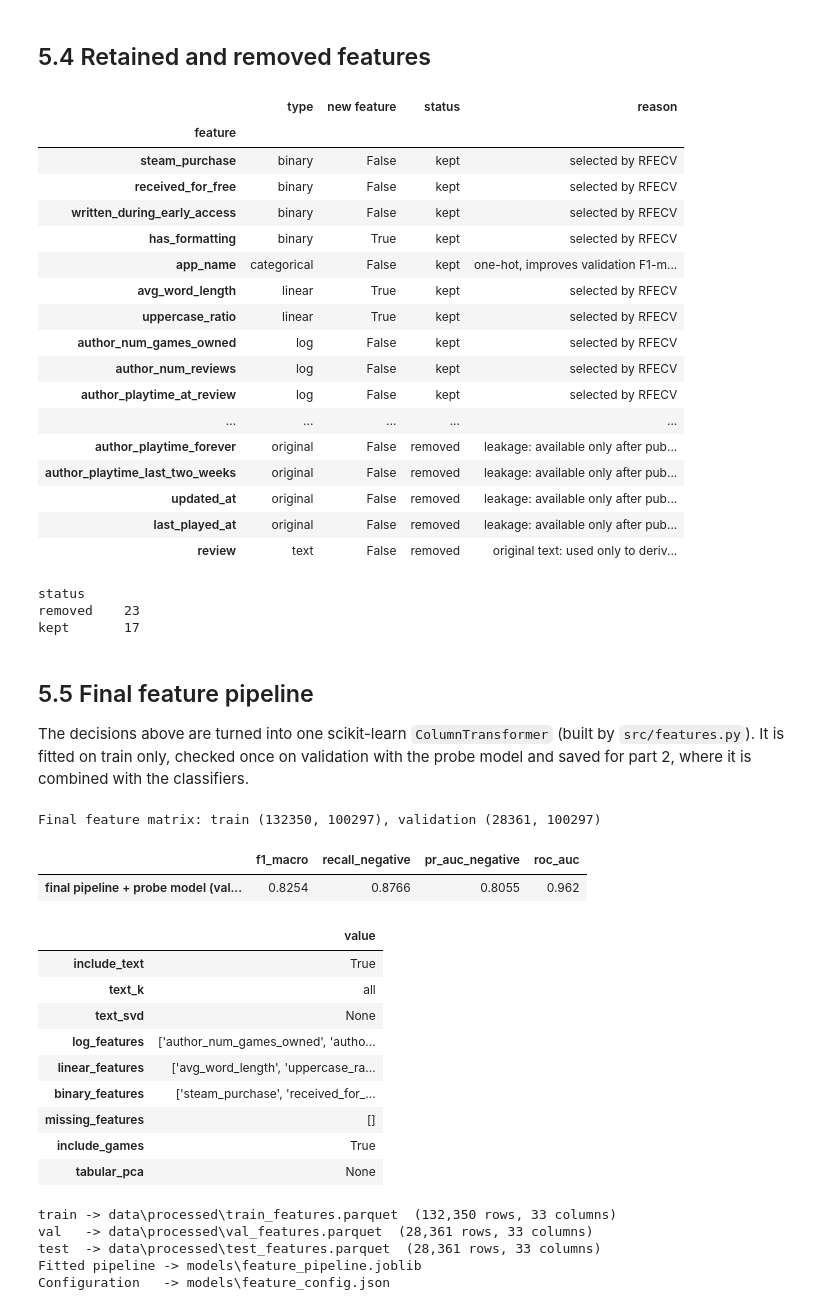
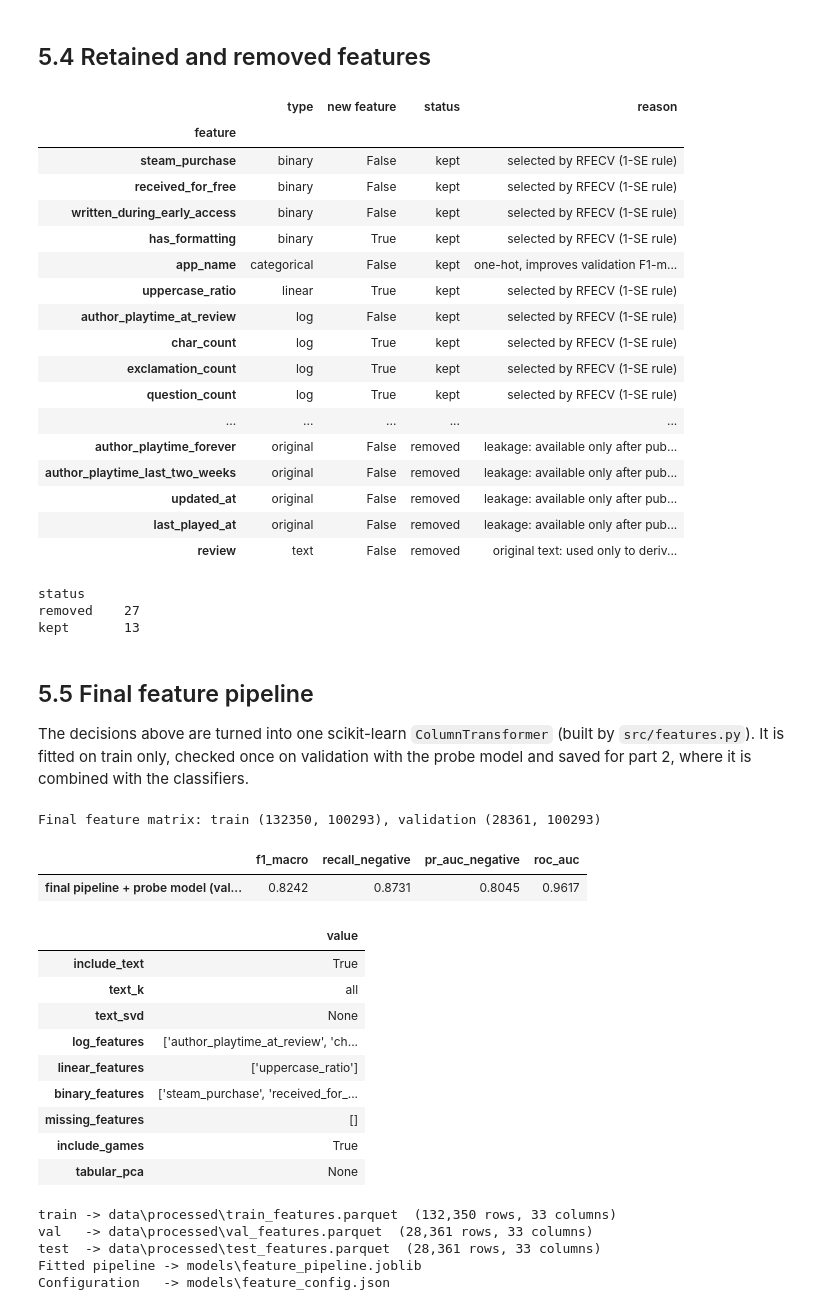
Before and after one commit to whaattisit/Data-Mining-Final-Project, a Jupyter notebook: notebooks/03_feature_engineering.ipynb, the cells around one changed output. Cells and saved outputs as stored; diff of their text form; code cells hidden in the pictures.

```diff
--- a/notebooks/03_feature_engineering.ipynb
+++ b/notebooks/03_feature_engineering.ipynb
@@ -345,10 +349,11 @@ RFECV is a **wrapper** method: it fits the logistic regression, removes the feat
 Scoring is ROC-AUC: it does not depend on a classification threshold and treats both classes symmetrically, so the ranking of features is not distorted by the class imbalance. Features are standardised, therefore coefficient sizes are comparable.
 # %%
 rfe_features = [c for c in candidates if c not in redundant]
+N_FOLDS = 5
 rfecv = RFECV(
     estimator=F.probe_model(sparse=False),
     step=1,
-    cv=StratifiedKFold(n_splits=5, shuffle=True, random_state=C.RANDOM_STATE),
+    cv=StratifiedKFold(n_splits=N_FOLDS, shuffle=True, random_state=C.RANDOM_STATE),
     scoring="roc_auc",
     min_features_to_select=1,
     n_jobs=-1,
@@ -357,25 +362,32 @@ rfecv.fit(X_tab_train[rfe_features], y_train)
 cv_mean = rfecv.cv_results_["mean_test_score"]
 cv_std = rfecv.cv_results_["std_test_score"]
 n_grid = np.arange(1, len(cv_mean) + 1)
-selected_tab = [c for c, keep in zip(rfe_features, rfecv.support_) if keep]
+best_i = int(np.argmax(cv_mean))
+threshold = cv_mean[best_i] - cv_std[best_i] / np.sqrt(N_FOLDS)
+n_selected = int(n_grid[np.argmax(cv_mean >= threshold)])
+rfe = RFE(F.probe_model(sparse=False), n_features_to_select=n_selected, step=1).fit(X_tab_train[rfe_features], y_train)
+selected_tab = [c for c, keep in zip(rfe_features, rfe.support_) if keep]
 
 fig, ax = plt.subplots(figsize=(9, 4.5))
 ax.plot(n_grid, cv_mean, marker="o", color="#2c7fb8")
 ax.fill_between(n_grid, cv_mean - cv_std, cv_mean + cv_std, alpha=0.2, color="#2c7fb8")
-ax.axvline(rfecv.n_features_, ls="--", color="#c0392b", label=f"selected: {rfecv.n_features_} features")
+ax.axhline(threshold, ls=":", color="grey", lw=1, label="best score - 1 standard error")
+ax.axvline(rfecv.n_features_, ls=":", color="#2c7fb8", label=f"highest mean score: {rfecv.n_features_} features")
+ax.axvline(n_selected, ls="--", color="#c0392b", label=f"selected (1-SE rule): {n_selected} features")
 ax.set_xlabel("number of features")
 ax.set_ylabel("CV ROC-AUC (mean +/- std)")
 ax.set_title("RFECV — tabular features")
 ax.legend()
 savefig("21_rfecv_tabular")
 
-coef = pd.Series(rfecv.estimator_.coef_.ravel(), index=selected_tab)
-rfe_table = pd.DataFrame({"rfe_rank": rfecv.ranking_, "selected": rfecv.support_}, index=rfe_features)
+coef = pd.Series(rfe.estimator_.coef_.ravel(), index=selected_tab)
+rfe_table = pd.DataFrame({"rfe_rank": rfe.ranking_, "selected": rfe.support_}, index=rfe_features)
 rfe_table["coefficient"] = coef
 rfe_table["abs_coefficient"] = coef.abs()
 rfe_table = rfe_table.sort_values(["rfe_rank", "abs_coefficient"], ascending=[True, False]).drop(columns="abs_coefficient")
 rfe_table.to_csv(C.TABLES_DIR / "fe_rfecv_ranking.csv")
 display(rfe_table.round(4))
-print(f"Best CV ROC-AUC {cv_mean.max():.4f} with {rfecv.n_features_} of {len(rfe_features)} features")
-print(f"Selected: {selected_tab}")
+print(f"Highest mean CV ROC-AUC {cv_mean[best_i]:.4f} with {rfecv.n_features_} of {len(rfe_features)} features; "
+      f"1-SE threshold {threshold:.4f}")
+print(f"Selected {n_selected} features (CV ROC-AUC {cv_mean[n_selected - 1]:.4f}): {selected_tab}")
 # %% [output]
@@ -652,59 +666,63 @@ for col in tab_columns:
         keep, r = redundant[col]
         status, reason = "removed", f"redundant with {keep} (rho = {r:.2f}), lower mutual information"
     elif col not in selected_tab:
-        status, reason = "removed", f"eliminated by RFECV (rank {rfe_table.loc[col, 'rfe_rank']})"
+        status, reason = "removed", f"eliminated by RFE with the 1-SE rule (rank {rfe_table.loc[col, 'rfe_rank']})"
     elif not use_tab:
-        status, reason = "removed", "selected by RFECV, but the tabular group did not improve validation F1-macro"
+        status, reason = "removed", "selected by RFECV (1-SE rule), but the tabular group did not improve validation F1-macro"
     else:
         status = "kept"
-        reason = "selected by RFECV" + (" -> enters through PCA components" if use_pca and col in pca_cols else "")
+        reason = "selected by RFECV (1-SE rule)" + (" -> enters through PCA components" if use_pca and col in pca_cols else "")
     decision_rows.append({"feature": col, "type": feature_group[col],
                           "new feature": col in F.ENGINEERED, "status": status, "reason": reason})
 
-text_reason = (f"TF-IDF uni+bigrams ({n_vocab:,} terms) -> "
-               + (f"TruncatedSVD {n_svd} components" if use_svd else f"chi² top {k_star} terms"))
+if use_svd:
+    text_reason = f"TF-IDF uni+bigrams ({n_vocab:,} terms) -> TruncatedSVD {n_svd} components"
+elif k_star == "all":
+    text_reason = f"TF-IDF uni+bigrams, all {n_vocab:,} terms kept (chi² selection did not improve validation F1-macro)"
+else:
+    text_reason = f"TF-IDF uni+bigrams ({n_vocab:,} terms) -> chi² top {k_star} terms"
 decision_rows.append({"feature": "review_clean", "type": "text", "new feature": False,
                       "status": "kept" if use_text else "removed",
                       "reason": text_reason if use_text else "text group did not improve validation F1-macro"})
 decision_rows.append({"feature": "app_name", "type": "categorical", "new feature": False,
                       "status": "kept" if use_games else "removed",
                       "reason": "one-hot, improves validation F1-macro" if use_games
                       else "one-hot game group did not improve validation F1-macro"})
 for col in F.LEAKAGE_CANDIDATES.index:
     decision_rows.append({"feature": col, "type": "candidate", "new feature": True, "status": "removed",
                           "reason": "leakage: " + F.LEAKAGE_CANDIDATES.loc[col, "why it is rejected"]})
 decision_rows.append({"feature": "review", "type": "text", "new feature": False, "status": "removed",
                       "reason": "original text: used only to derive exclamation_count, question_count, "
                                 "uppercase_ratio and has_formatting; the model uses review_clean"})
 decision_rows.append({"feature": "created_at", "type": "date", "new feature": False, "status": "removed",
                       "reason": "used only to derive review_age_days"})
 POST_PUBLICATION = ["votes_helpful", "votes_funny", "weighted_vote_score", "comment_count",
                     "author_playtime_forever", "author_playtime_last_two_weeks", "updated_at", "last_played_at"]
 for col in POST_PUBLICATION:
     decision_rows.append({"feature": col, "type": "original", "new feature": False, "status": "removed",
                           "reason": "leakage: available only after publication (notebook 01, section 3.9)"})
 for col in C.ID_COLS:
     decision_rows.append({"feature": col, "type": "identifier", "new feature": False, "status": "removed",
                           "reason": "identifier, no predictive meaning"})
 
 decisions = pd.DataFrame(decision_rows).drop_duplicates("feature").set_index("feature")
 decisions.to_csv(C.TABLES_DIR / "fe_feature_decisions.csv")
 with pd.option_context("display.max_colwidth", None):
     display(decisions.sort_values(["status", "type"]))
 print(decisions["status"].value_counts().to_string())
 # %% [output]
 |  | type | new feature | status | reason |
 | feature |  |  |  |  |
-| steam_purchase | binary | False | kept | selected by RFECV |
-| received_for_free | binary | False | kept | selected by RFECV |
-| written_during_early_access | binary | False | kept | selected by RFECV |
-| has_formatting | binary | True | kept | selected by RFECV |
+| steam_purchase | binary | False | kept | selected by RFECV (1-SE rule) |
+| received_for_free | binary | False | kept | selected by RFECV (1-SE rule) |
+| written_during_early_access | binary | False | kept | selected by RFECV (1-SE rule) |
+| has_formatting | binary | True | kept | selected by RFECV (1-SE rule) |
 | app_name | categorical | False | kept | one-hot, improves validation F1-m... |
-| avg_word_length | linear | True | kept | selected by RFECV |
-| uppercase_ratio | linear | True | kept | selected by RFECV |
-| author_num_games_owned | log | False | kept | selected by RFECV |
-| author_num_reviews | log | False | kept | selected by RFECV |
-| author_playtime_at_review | log | False | kept | selected by RFECV |
+| uppercase_ratio | linear | True | kept | selected by RFECV (1-SE rule) |
+| author_playtime_at_review | log | False | kept | selected by RFECV (1-SE rule) |
+| char_count | log | True | kept | selected by RFECV (1-SE rule) |
+| exclamation_count | log | True | kept | selected by RFECV (1-SE rule) |
+| question_count | log | True | kept | selected by RFECV (1-SE rule) |
 | ... | ... | ... | ... | ... |
 | author_playtime_forever | original | False | removed | leakage: available only after pub... |
 | author_playtime_last_two_weeks | original | False | removed | leakage: available only after pub... |
@@ -712,8 +730,8 @@ print(decisions["status"].value_counts().to_string())
 | last_played_at | original | False | removed | leakage: available only after pub... |
 | review | text | False | removed | original text: used only to deriv... |
 status
-removed    23
-kept       17
+removed    27
+kept       13
 # %% [markdown]
 ## 5.5 Final feature pipeline
 The decisions above are turned into one scikit-learn `ColumnTransformer` (built by `src/features.py`). It is fitted on train only, checked once on validation with the probe model and saved for part 2, where it is combined with the classifiers.
@@ -744,15 +762,15 @@ print(f"Final feature matrix: train {X_final_train.shape}, validation {X_final_v
 display(pd.DataFrame([final_scores], index=["final pipeline + probe model (validation)"]).round(4))
 display(pd.Series({k: str(v) for k, v in feature_config.items()}, name="value").to_frame())
 # %% [output]
-Final feature matrix: train (132350, 100297), validation (28361, 100297)
+Final feature matrix: train (132350, 100293), validation (28361, 100293)
 |  | f1_macro | recall_negative | pr_auc_negative | roc_auc |
-| final pipeline + probe model (val... | 0.8254 | 0.8766 | 0.8055 | 0.962 |
+| final pipeline + probe model (val... | 0.8242 | 0.8731 | 0.8045 | 0.9617 |
 |  | value |
 | include_text | True |
 | text_k | all |
 | text_svd | None |
-| log_features | ['author_num_games_owned', 'autho... |
-| linear_features | ['avg_word_length', 'uppercase_ra... |
+| log_features | ['author_playtime_at_review', 'ch... |
+| linear_features | ['uppercase_ratio'] |
 | binary_features | ['steam_purchase', 'received_for_... |
 | missing_features | [] |
 | include_games | True |
```
Also changed, not shown: parts of 10 cells of this notebook, 12 other files.
